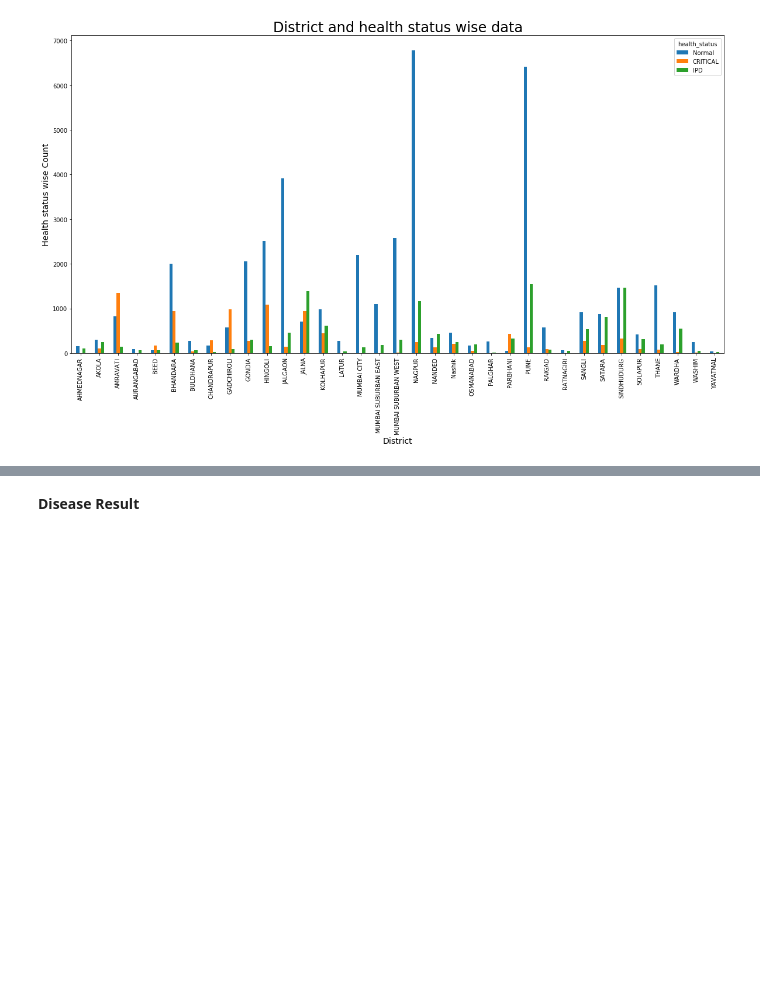
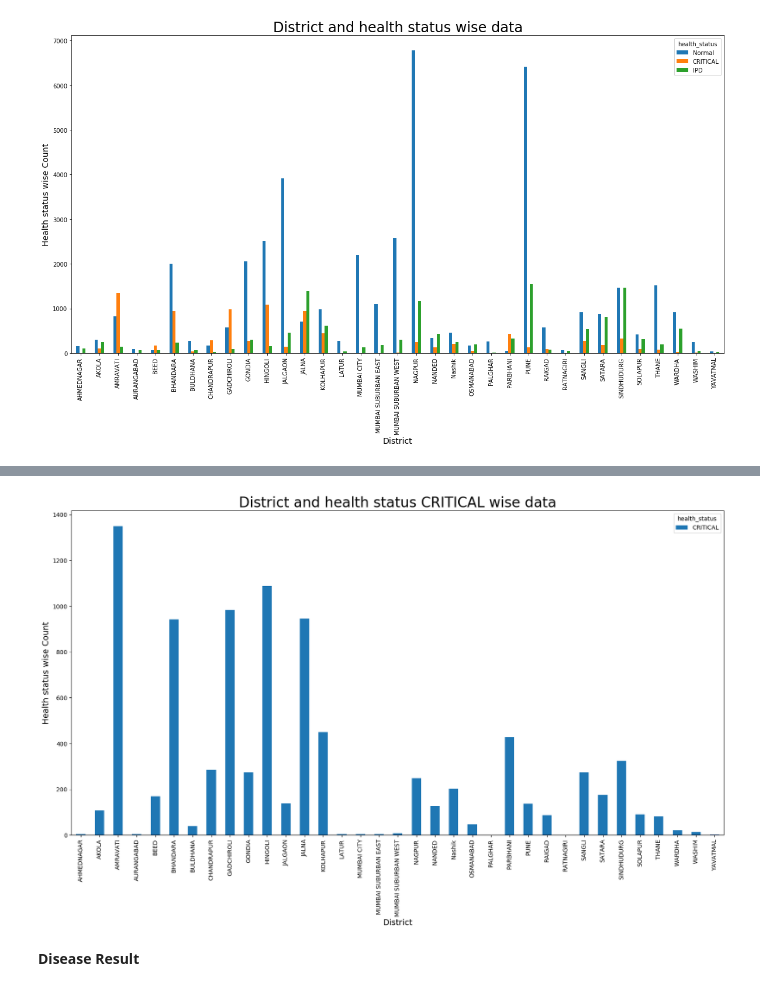
Before and after one commit to dharmendra-chouhan/s2datascience, a Jupyter notebook: Extracted_Construction_Worker_Patient_Details_Files.ipynb, the cells around one changed output, grey strips where cells are left out. Saved outputs shown, nothing was run; the diff lists cells and outputs as text; code cells hidden in the pictures; blank space fills up the shorter version.

```diff
--- a/Extracted_Construction_Worker_Patient_Details_Files.ipynb
+++ b/Extracted_Construction_Worker_Patient_Details_Files.ipynb
@@ -695,3 +706,25 @@ df1.head()
+# %%
+import numpy as np
+import pandas as pd
+import matplotlib.pyplot as plt
+
+distwise_reg = df1.groupby(['health_status','distname']).agg({"regdid": pd.Series.nunique}).apply(list)
+distwise_reg = distwise_reg.reset_index()
+distwise_reg=distwise_reg.sort_values(by=['distname'])
+distwise_reg = distwise_reg.pivot_table('regdid', ['distname'], 'health_status')
+distwise_reg=distwise_reg.reset_index()
+
+plt.rcParams['figure.figsize'] =[20,10]
+df = pd.DataFrame(distwise_reg)
+
+df.plot(x="distname", y=['CRITICAL'], kind="bar")
+plt.xticks(rotation=90)
+plt.title('District and health status CRITICAL wise data',fontsize=24)
+plt.xlabel('District',fontsize=14)
+plt.ylabel('Health status wise Count',fontsize=14)
+plt.show()
+# %% [output]
+[figure, added]
 # %% [markdown]
 **Disease Result**
 # %%
```
Also changed, not shown: parts of 7 cells of this notebook.
